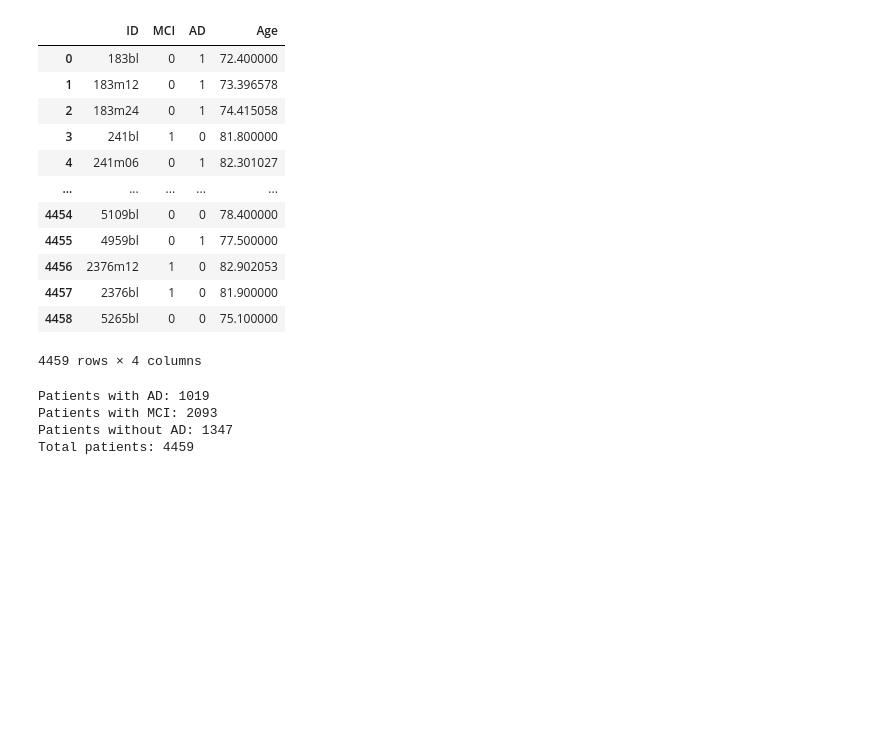
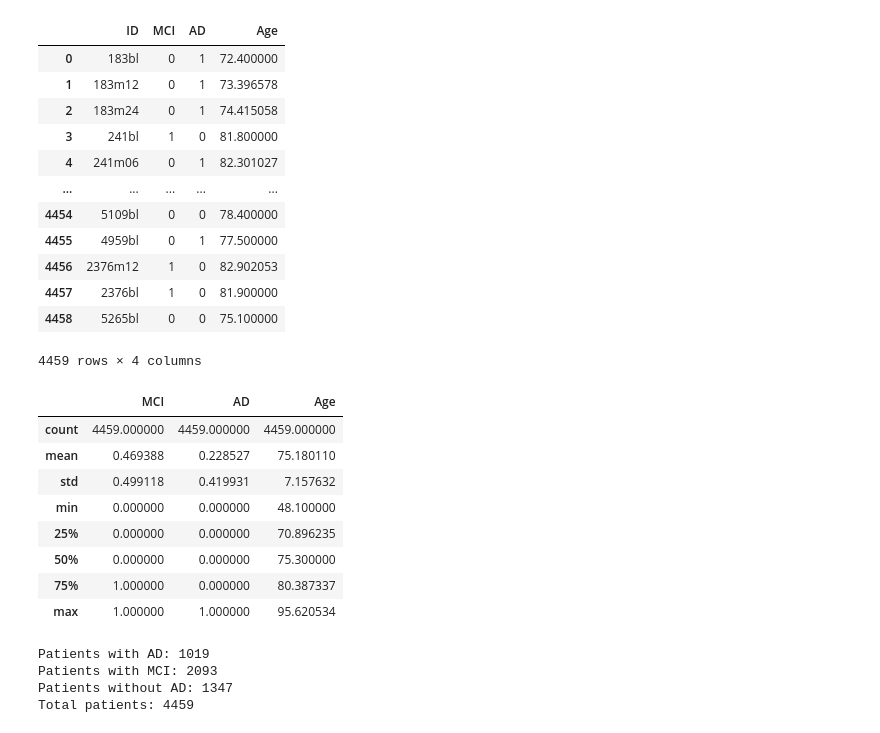
Before and after one commit to umayaaah/xai-for-alzheimer-prediction, a Jupyter notebook: preprocessing/ADNI_preprocessing.ipynb, the cells around one changed output. Saved outputs shown, nothing was run; the diff lists cells and outputs as text; code cells hidden in the pictures; blank space fills up the shorter version.

```diff
--- a/preprocessing/ADNI_preprocessing.ipynb
+++ b/preprocessing/ADNI_preprocessing.ipynb
@@ -88,6 +88,18 @@ Patients to exclude: 0
 | 4457 | 2376bl | 1 | 0 | 81.900000 |
 | 4458 | 5265bl | 0 | 0 | 75.100000 |
 4459 rows × 4 columns
+# %%
+demo_df.describe()
+# %% [output]
+|  | MCI | AD | Age |
+| count | 4459.000000 | 4459.000000 | 4459.000000 |
+| mean | 0.469388 | 0.228527 | 75.180110 |
+| std | 0.499118 | 0.419931 | 7.157632 |
+| min | 0.000000 | 0.000000 | 48.100000 |
+| 25% | 0.000000 | 0.000000 | 70.896235 |
+| 50% | 0.000000 | 0.000000 | 75.300000 |
+| 75% | 1.000000 | 0.000000 | 80.387337 |
+| max | 1.000000 | 1.000000 | 95.620534 |
 # %%
 # Check how many patients have AD/don't have AD
 have_ad = demo_df[demo_df["AD"] == 1].count()[0]
```
Also changed, not shown: parts of 2 cells of this notebook.
